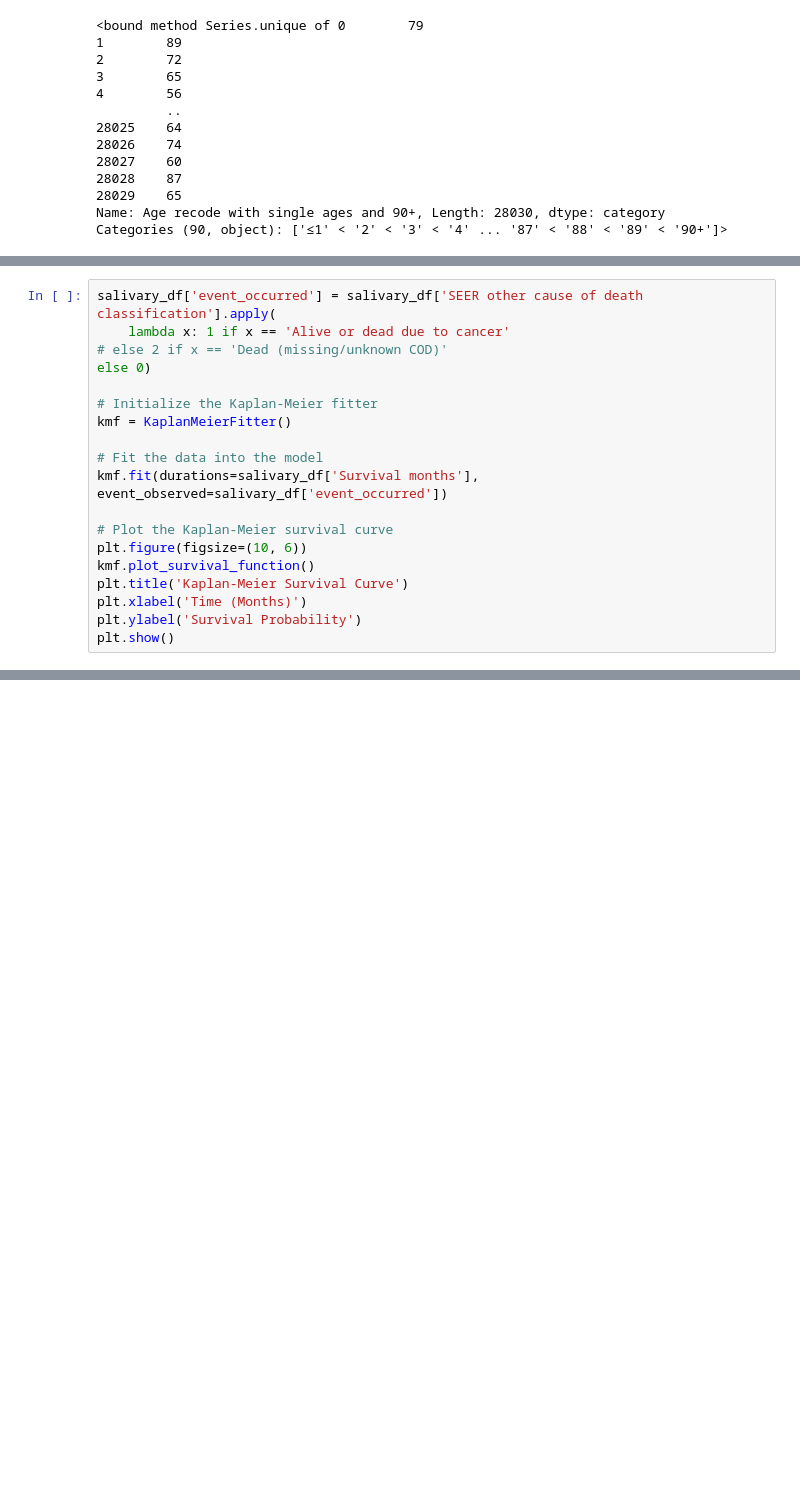
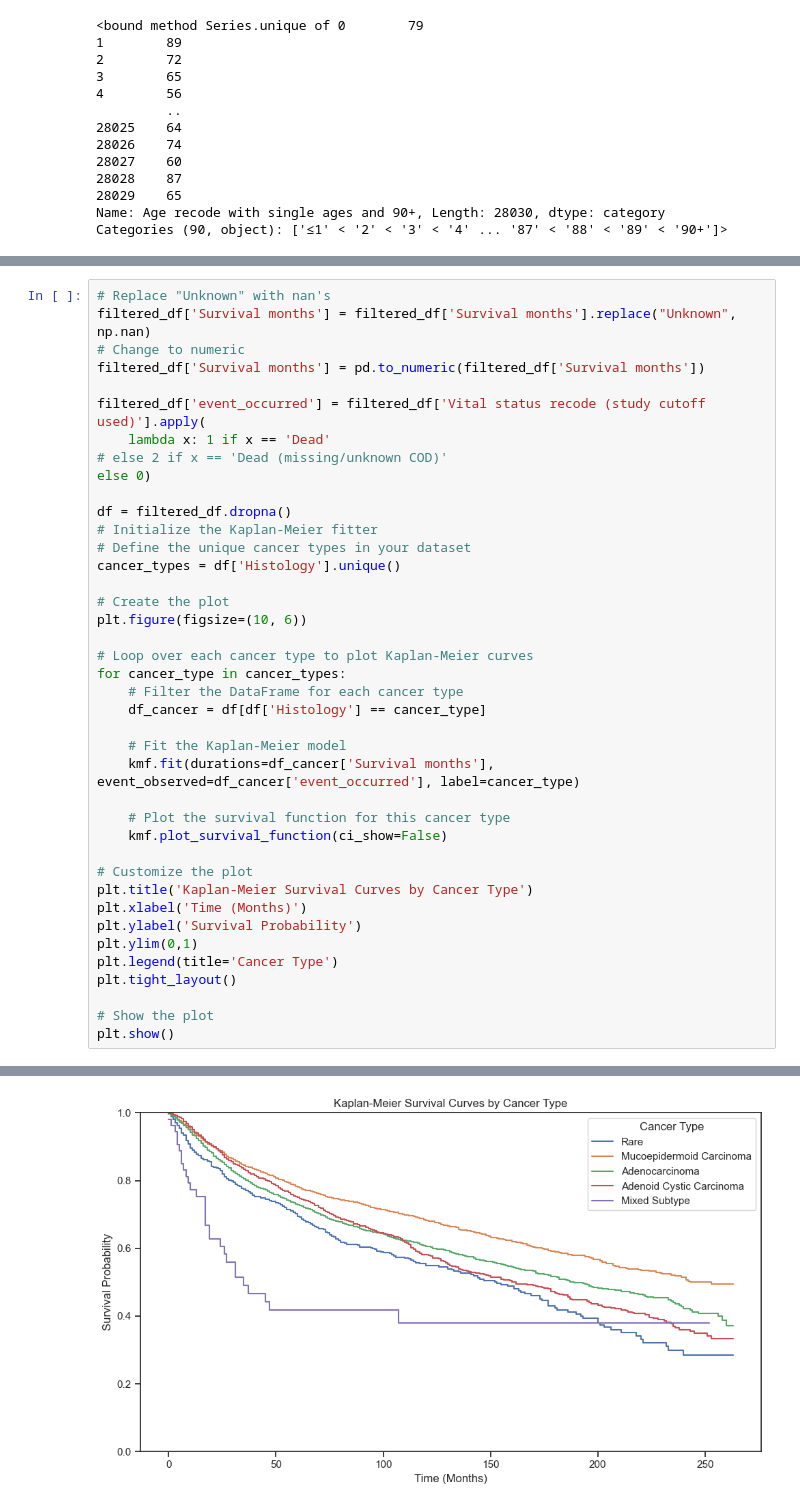
Before and after one commit to obaidkhurram/salivary-tumors, a Jupyter notebook: salivary_tumor_2024.ipynb, the cells around one changed output, grey strips where cells are left out. Cells and saved outputs as stored; diff of their text form; blank space fills up the shorter version.

```diff
--- a/salivary_tumor_2024.ipynb
+++ b/salivary_tumor_2024.ipynb
@@ -357,20 +460,41 @@ display(clinical_summary)
 # %%
-salivary_df['event_occurred'] = salivary_df['SEER other cause of death classification'].apply(
-    lambda x: 1 if x == 'Alive or dead due to cancer'
+# Replace "Unknown" with nan's
+filtered_df['Survival months'] = filtered_df['Survival months'].replace("Unknown", np.nan)
+# Change to numeric
+filtered_df['Survival months'] = pd.to_numeric(filtered_df['Survival months'])
+
+filtered_df['event_occurred'] = filtered_df['Vital status recode (study cutoff used)'].apply(
+    lambda x: 1 if x == 'Dead'
 # else 2 if x == 'Dead (missing/unknown COD)'
 else 0)
 
+df = filtered_df.dropna()
 # Initialize the Kaplan-Meier fitter
-kmf = KaplanMeierFitter()
+# Define the unique cancer types in your dataset
+cancer_types = df['Histology'].unique()
 
-# Fit the data into the model
-kmf.fit(durations=salivary_df['Survival months'], event_observed=salivary_df['event_occurred'])
+# Create the plot
+plt.figure(figsize=(10, 6))
 
-# Plot the Kaplan-Meier survival curve
-plt.figure(figsize=(10, 6))
-kmf.plot_survival_function()
-plt.title('Kaplan-Meier Survival Curve')
+# Loop over each cancer type to plot Kaplan-Meier curves
+for cancer_type in cancer_types:
+    # Filter the DataFrame for each cancer type
+    df_cancer = df[df['Histology'] == cancer_type]
+
+    # Fit the Kaplan-Meier model
+    kmf.fit(durations=df_cancer['Survival months'], event_observed=df_cancer['event_occurred'], label=cancer_type)
+
+    # Plot the survival function for this cancer type
+    kmf.plot_survival_function(ci_show=False)
+
+# Customize the plot
+plt.title('Kaplan-Meier Survival Curves by Cancer Type')
 plt.xlabel('Time (Months)')
 plt.ylabel('Survival Probability')
+plt.ylim(0,1)
+plt.legend(title='Cancer Type')
+plt.tight_layout()
+
+# Show the plot
 plt.show()
 # %% [output]
@@ -377,0 +516 @@ TypeError: Wrong dtype 'object'.
+[figure, added]
```
Also changed, not shown: parts of 11 cells of this notebook.
